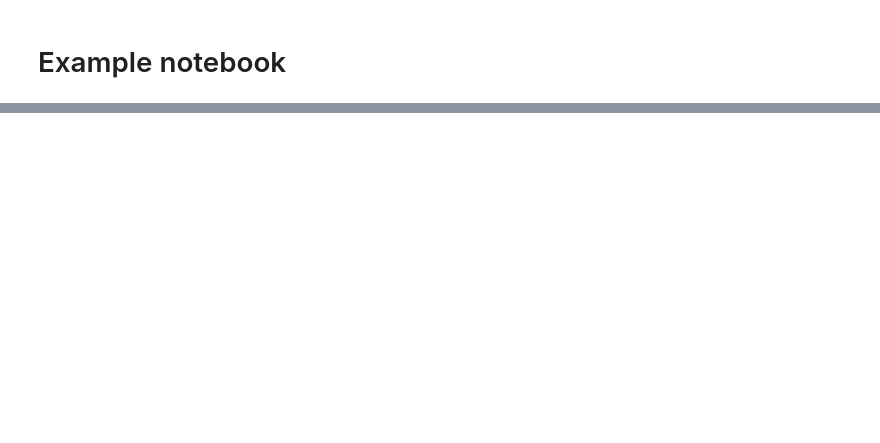
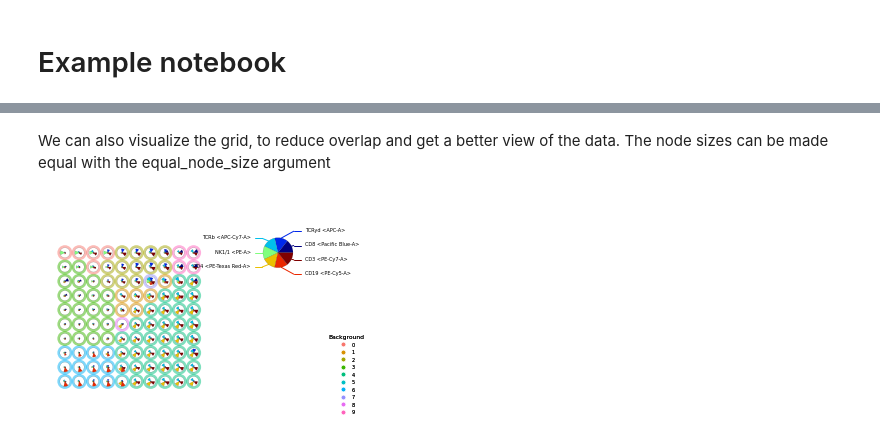
Before and after one commit to saeyslab/FlowSOM_Python, a Jupyter notebook: docs/notebooks/example.ipynb, the cells around one changed output, grey strips where cells are left out. Cells and saved outputs as stored; diff of their text form; code cells hidden in the pictures; blank space fills up the shorter version.

```diff
--- a/docs/notebooks/example.ipynb
+++ b/docs/notebooks/example.ipynb
@@ -28,0 +155,8 @@ Implement a preprocessing function here.
+# %% [markdown]
+We can also visualize the grid, to reduce overlap and get a better view of the data.
+The node sizes can be made equal with the equal_node_size argument
+# %%
+p = fs.pl.plot_stars(fsom, background_values = fsom.get_cluster_data().obs.metaclustering, view = "grid", equal_node_size = True)
+p.show()
+# %% [output]
+[figure, added]
```
Also changed, not shown: parts of 29 cells of this notebook, 11 other files.
